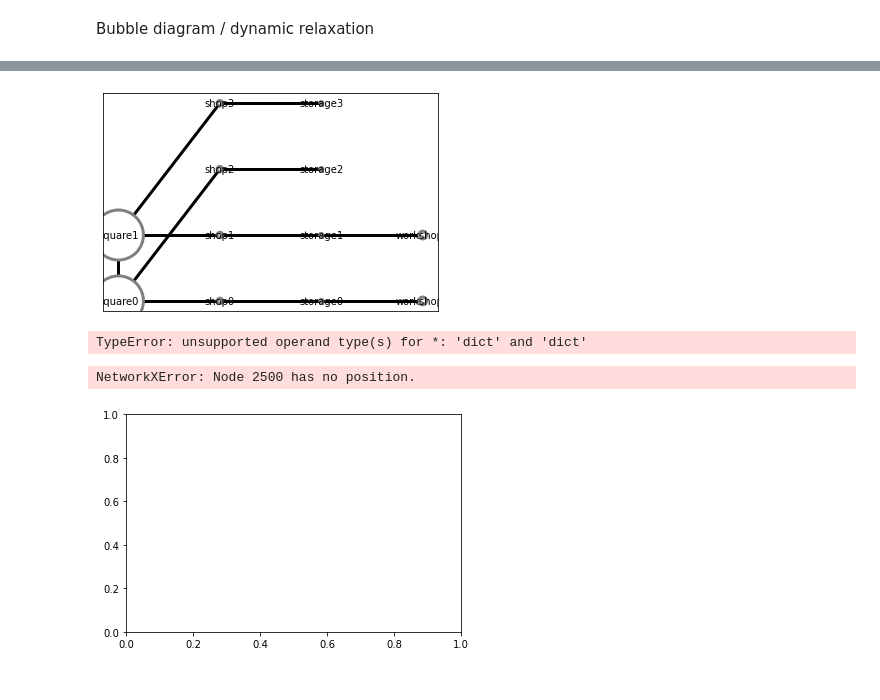
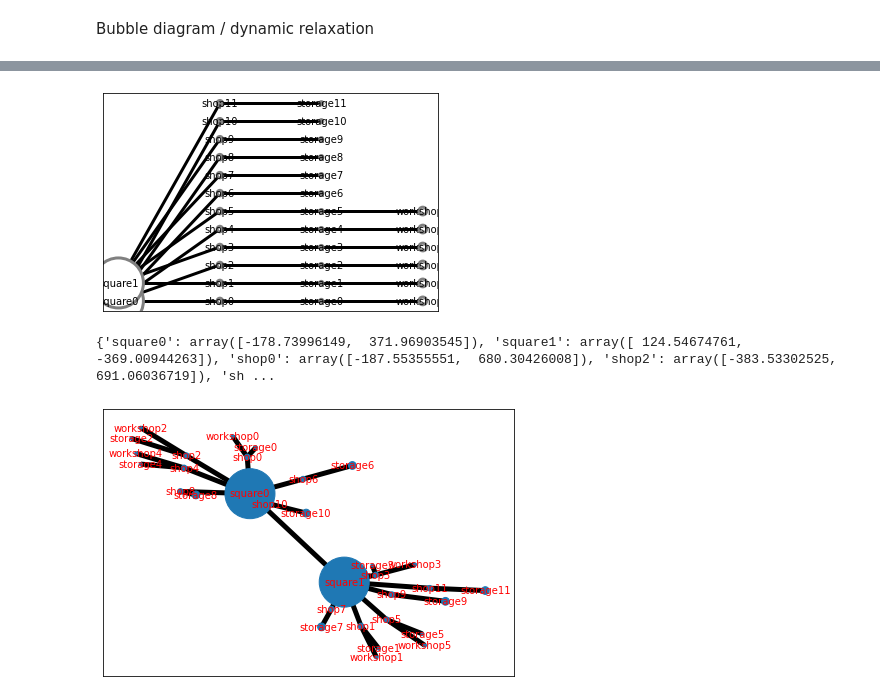
Before and after one commit to DorisvanUffelen/Earthy_2021_process, a Jupyter notebook: 1. Bubble diagram_dynamic relexation/Notebook relaxation.ipynb, the cells around one changed output, grey strips where cells are left out. Drawn from its saved outputs; the diff is of its cells as text; code cells hidden in the pictures.

```diff
--- a/1. Bubble diagram_dynamic relexation/Notebook relaxation.ipynb
+++ b/1. Bubble diagram_dynamic relexation/Notebook relaxation.ipynb
@@ -13,7 +13,7 @@ import matplotlib.pyplot as plt
 #inputs
 
 #number of specific function
-num_shop = 4
+num_shop = 12
 num_square = 2
 num_workshop = num_shop // 2
 num_storage = num_shop
@@ -169,7 +178,6 @@ for func in functions:
     last_function = func
     r += 1
     y_pos = y_pos+500
-
 
 #make a dictonary with labels for all of the functions
 labels = {}
@@ -196,7 +204,7 @@ options = {
 #print the graph
 nx.draw_networkx(G, positions, with_labels=True, **options)
 # %% [output]
-[figure, old version]
+[figure, new version]
 # %%
 G = nx.Graph()
 
@@ -205,7 +213,7 @@ for b in range(num_functions):
         for l in range(num_functions):
             if function_data[l][0] == 'square':
                 if (b,l) in con or (l,b) in con:
-                    G.add_edge(function_data[b][1],function_data[l][1], weight=0.4)
+                    G.add_edge(function_data[b][1],function_data[l][1], weight=0.7)
             if function_data[l][0] == 'shop':
                 if (b,l) in con or (l,b) in con:
                     G.add_edge(function_data[b][1],function_data[l][1], weight=1)
@@ -220,23 +228,23 @@ for b in range(num_functions):
 
 elarge = [(u, v) for (u, v, d) in G.edges(data=True) if d["weight"] > 0.5]
 
-pos_1 = nx.spring_layout(G, positions)  # positions for all nodes - seed for reproducibility
+pos_1 = nx.spring_layout(G,pos=positions,iterations=1000,scale=1000)  # positions for all nodes - seed for reproducibility
+print(pos_1)
 # %% [output]
-TypeError: unsupported operand type(s) for *: 'dict' and 'dict'
+{'square0': array([-178.73996149,  371.96903545]), 'square1': array([ 124.54674761, -369.00944263]), 'shop0': array([-187.55355551,  680.30426008]), 'shop2': array([-383.53302525,  691.06036719]), 'sh ...
 # %%
 # nodes
-nx.draw_networkx_nodes(G, pos_1,function_area)
+nx.draw_networkx_nodes(G, pos_1,node_size=function_area)
 
 # edges
-nx.draw_networkx_edges(G, pos_1, edgelist=elarge, width=12)
+nx.draw_networkx_edges(G, pos_1, edgelist=elarge, width=5)
 # labels
-nx.draw_networkx_labels(G, pos_1, font_size=20, font_family="sans-serif", font_color="white")
+nx.draw_networkx_labels(G, pos_1, font_size=10, font_family="sans-serif", font_color="red")
 
 ax = plt.gca()
 ax.margins(0.08)
-plt.axis("off")
+plt.axis("on")
 plt.tight_layout()
 plt.show()
 # %% [output]
-NetworkXError: Node 2500 has no position.
-[figure, old version]
+[figure, new version]
```
Also changed, not shown: parts of 4 cells of this notebook, 1 other file.
